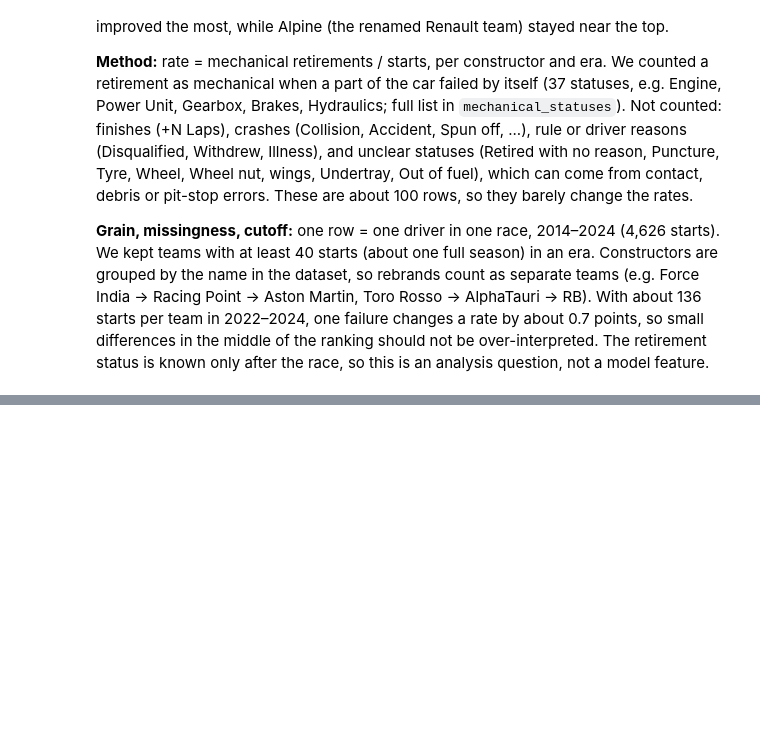
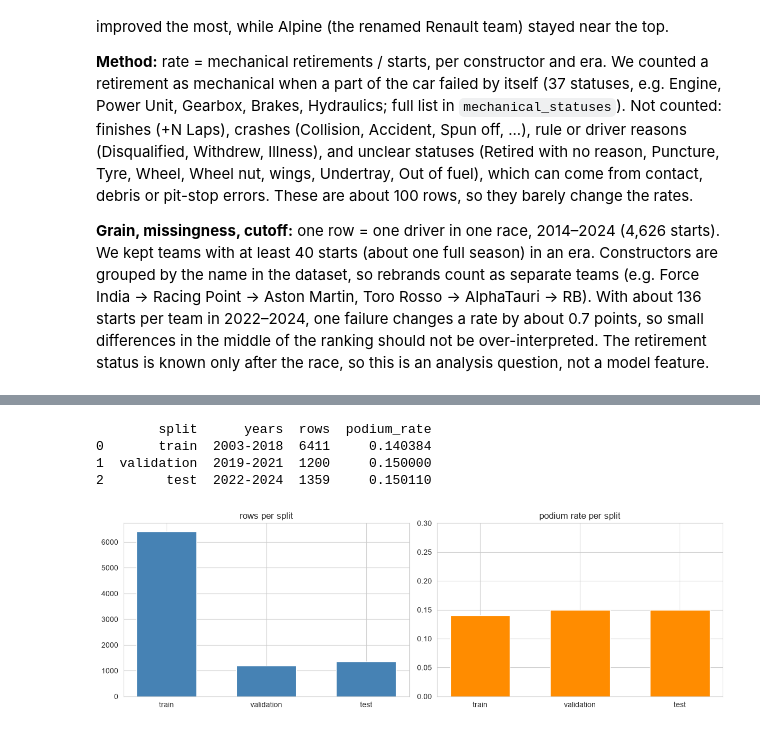
Before and after one commit to AmrKoura/ACL-project, a Jupyter notebook: milestone1.ipynb, the cells around one changed output, grey strips where cells are left out. Saved outputs shown, nothing was run; the diff lists cells and outputs as text; code cells hidden in the pictures; blank space fills up the shorter version.

```diff
--- a/milestone1.ipynb
+++ b/milestone1.ipynb
@@ -2015,0 +1766,34 @@ The inference demo also accepts missing fields. For its complete record the fore
+# %%
+train = model_data[model_data['year'] <= 2018]
+valid = model_data[(model_data['year'] >= 2019) & (model_data['year'] <= 2021)]
+test = model_data[model_data['year'] >= 2022]
+
+X_train = train[FEATURES]
+y_train = train[TARGET]
+X_valid = valid[FEATURES]
+y_valid = valid[TARGET]
+X_test = test[FEATURES]
+y_test = test[TARGET]
+
+split_summary = pd.DataFrame({
+    'split': ['train', 'validation', 'test'],
+    'years': ['2003-2018', '2019-2021', '2022-2024'],
+    'rows': [len(train), len(valid), len(test)],
+    'podium_rate': [y_train.mean(), y_valid.mean(), y_test.mean()],
+})
+print(split_summary)
+
+fig, axes = plt.subplots(1, 2, figsize=(12, 4))
+axes[0].bar(split_summary['split'], split_summary['rows'], color='steelblue', width=0.6)
+axes[0].set_title('rows per split')
+axes[1].bar(split_summary['split'], split_summary['podium_rate'], color='darkorange', width=0.6)
+axes[1].set_title('podium rate per split')
+axes[1].set_ylim(0, 0.3)
+plt.tight_layout()
+plt.show()
+# %% [output]
+        split      years  rows  podium_rate
+0       train  2003-2018  6411     0.140384
+1  validation  2019-2021  1200     0.150000
+2        test  2022-2024  1359     0.150110
+[figure, added]
```
Also changed, not shown: parts of 84 cells of this notebook, 1 other file.
